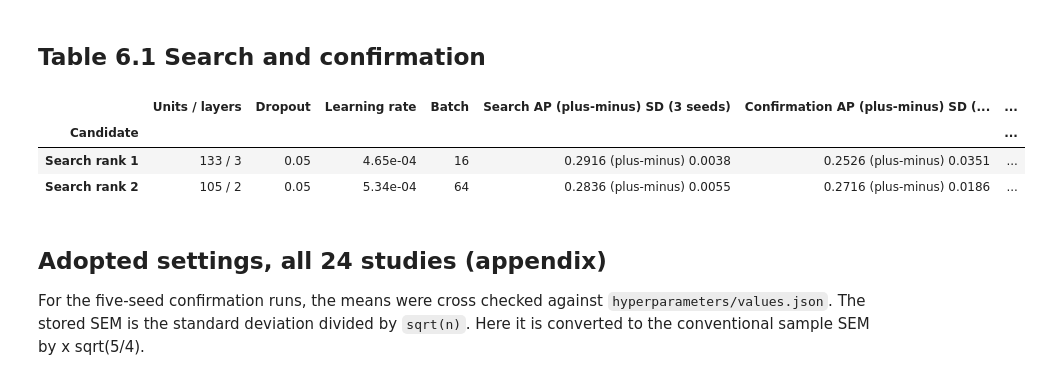
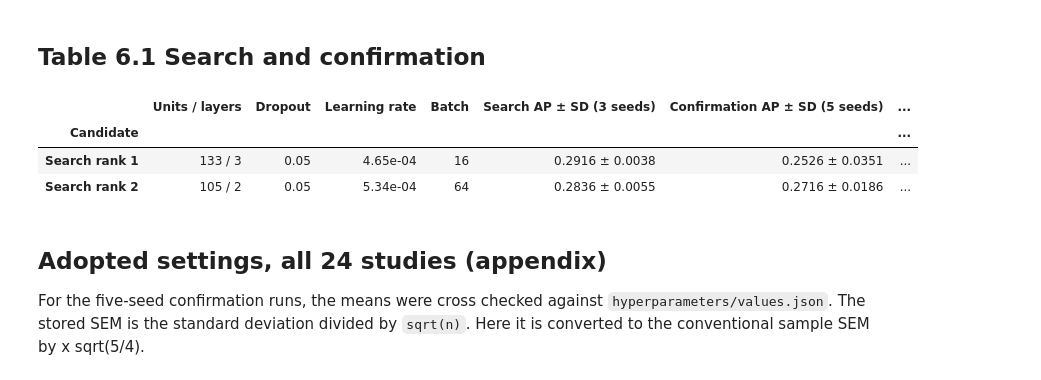
Before and after one commit to ESMAT001/attention-lapse-detection, a Jupyter notebook: notebooks/01_hyperparameter_search.ipynb, the cells around one changed output. Drawn from its saved outputs; the diff is of its cells as text; code cells hidden in the pictures.

```diff
--- a/notebooks/01_hyperparameter_search.ipynb
+++ b/notebooks/01_hyperparameter_search.ipynb
@@ -59,39 +60,39 @@ winner_candidates = (
 
 candidates = confirmed[winner_candidates].sort_values("ap_search", ascending=False)
 
 table_rows = []
 rank = 1
 
 for _, row in candidates.iterrows():
     search_sd = row.sem_search * 3 / np.sqrt(3 - 1)
     confirm_sd = row.sem_confirm * 5 / np.sqrt(5 - 1)
 
     if row.selected:
         selected_text = "yes"
     else:
         selected_text = "no"
 
     table_rows.append(
         {
             "Candidate": f"Search rank {rank}",
             "Units / layers": f"{row.hidden_size} / {row.num_layers}",
             "Dropout": f"{row.dropout:.2f}",
             "Learning rate": f"{row.learning_rate:.2e}",
             "Batch": row.batch_size,
-            "Search AP (plus-minus) SD (3 seeds)": f"{row.ap_search:.4f} (plus-minus) {search_sd:.4f}",
-            "Confirmation AP (plus-minus) SD (5 seeds)": f"{row.ap_confirm:.4f} (plus-minus) {confirm_sd:.4f}",
+            "Search AP ± SD (3 seeds)": mean_sd(row.ap_search, search_sd),
+            "Confirmation AP ± SD (5 seeds)": mean_sd(row.ap_confirm, confirm_sd),
             "Selected": selected_text,
         }
     )
 
     rank += 1
 
 pd.DataFrame(table_rows).set_index("Candidate")
 # %% [output]
-|  | Units / layers | Dropout | Learning rate | Batch | Search AP (plus-minus) SD (3 seeds) | Confirmation AP (plus-minus) SD (... | ... |
+|  | Units / layers | Dropout | Learning rate | Batch | Search AP ± SD (3 seeds) | Confirmation AP ± SD (5 seeds) | ... |
 | Candidate |  |  |  |  |  |  | ... |
-| Search rank 1 | 133 / 3 | 0.05 | 4.65e-04 | 16 | 0.2916 (plus-minus) 0.0038 | 0.2526 (plus-minus) 0.0351 | ... |
-| Search rank 2 | 105 / 2 | 0.05 | 5.34e-04 | 64 | 0.2836 (plus-minus) 0.0055 | 0.2716 (plus-minus) 0.0186 | ... |
+| Search rank 1 | 133 / 3 | 0.05 | 4.65e-04 | 16 | 0.2916 ± 0.0038 | 0.2526 ± 0.0351 | ... |
+| Search rank 2 | 105 / 2 | 0.05 | 5.34e-04 | 64 | 0.2836 ± 0.0055 | 0.2716 ± 0.0186 | ... |
 # %% [markdown]
 ## Adopted settings, all 24 studies (appendix)
 For the five-seed confirmation runs, the means were cross checked against `hyperparameters/values.json`. The stored SEM is the standard deviation divided by `sqrt(n)`. Here it is converted to the conventional sample SEM by x sqrt(5/4).
```
Also changed, not shown: parts of 1 cell of this notebook.
